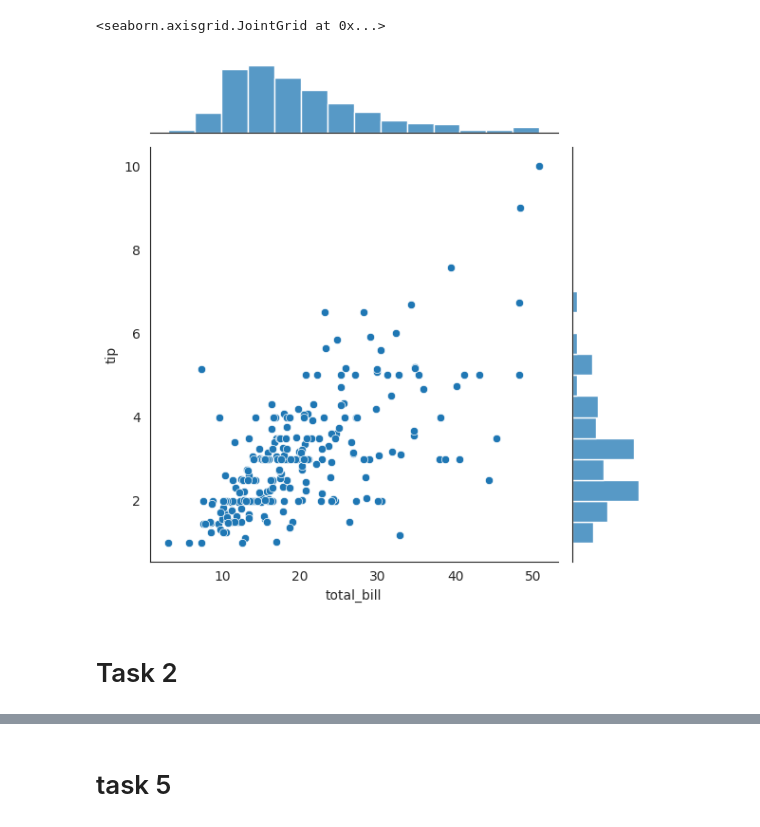
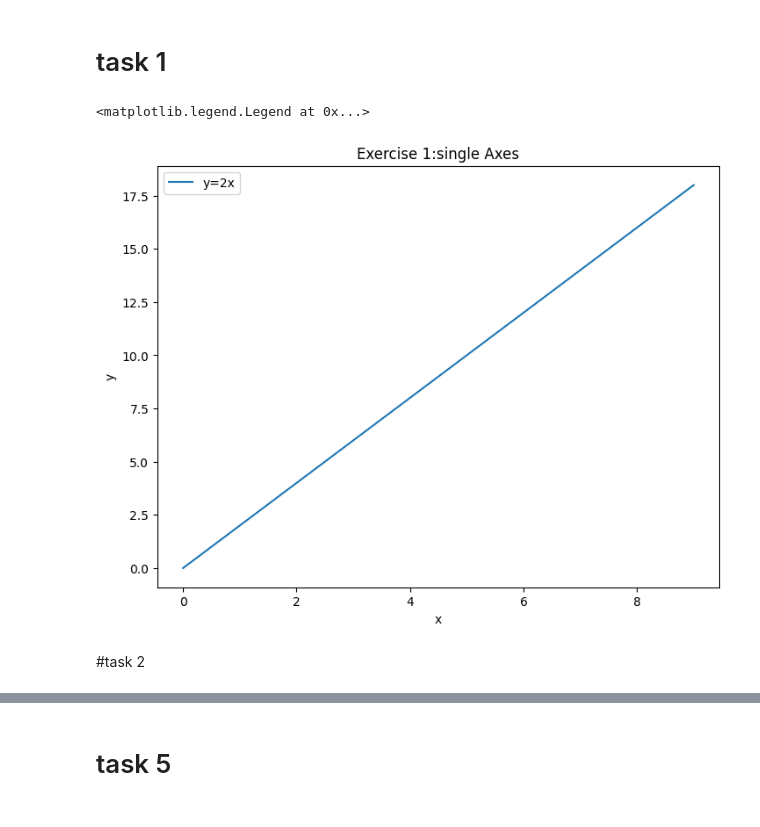
Before and after one commit to Anikrai11/titanic, a Jupyter notebook: module_9.ipynb, the cells around one changed output, grey strips where cells are left out. Drawn from its saved outputs; the diff is of its cells as text; code cells hidden in the pictures.

```diff
--- a/module_9.ipynb
+++ b/module_9.ipynb
@@ -7,2 +4,0 @@ import matplotlib.pyplot as plt
-# %%
-sns.set_style("white")
@@ -40,7 +5,20 @@ tips.head()
-# %%
-sns.jointplot(x="total_bill",y="tip",data=tips)
-# %% [output]
-<seaborn.axisgrid.JointGrid at 0x...>
-[figure, removed]
+# %%
+import numpy as np
+x=np.arange(0,10)
+y=x*2
+z=x**2
+# %% [markdown]
+# task 1
+# %%
+fig=plt.figure()
+ax=fig.add_axes([0,0,1,1])
+ax.plot(x,y,label="y=2x")
+ax.set_xlabel("x")
+ax.set_ylabel("y")
+ax.set_title("Exercise 1:single Axes")
+ax.legend()
+# %% [output]
+<matplotlib.legend.Legend at 0x...>
+[figure, added]
 # %% [markdown]
-# Task 2
+#task 2
```
Also changed, not shown: parts of 22 cells of this notebook.
